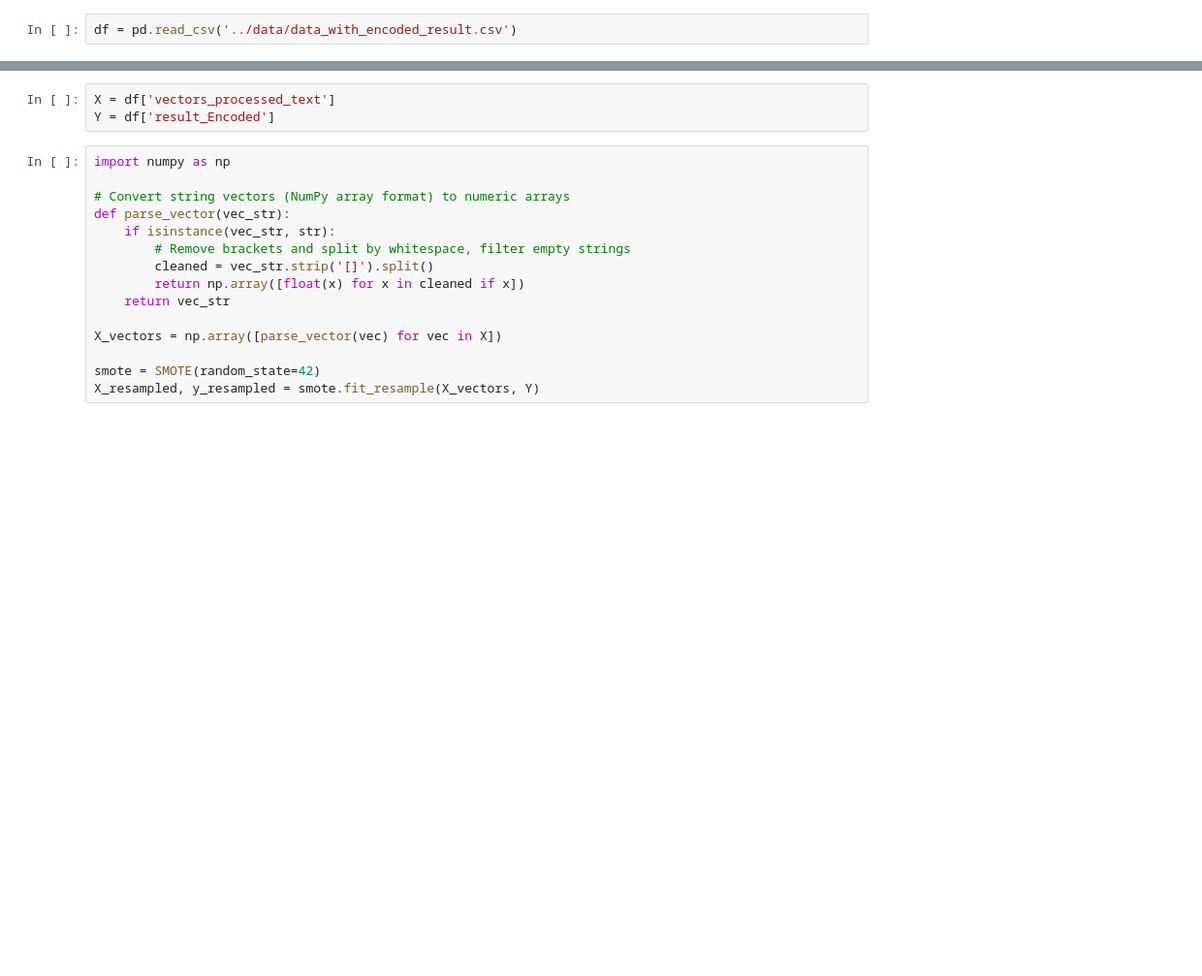
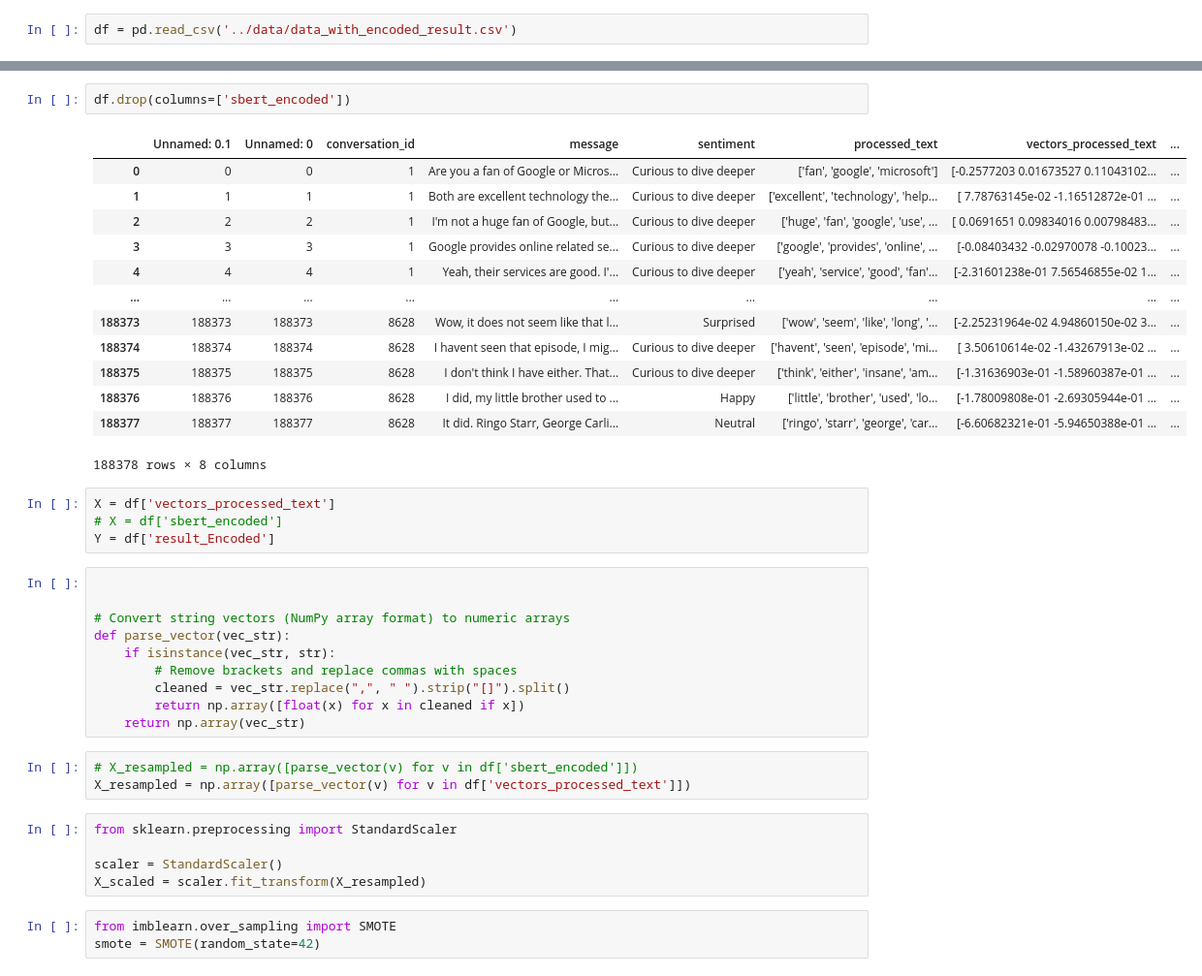
Before and after one commit to Nirbhik01/chatbot-with-intent-classification, a Jupyter notebook: utils/balancing_data.ipynb, the cells around one changed output, grey strips where cells are left out. Shown at 97% size. Drawn from its saved outputs; the diff is of its cells as text; blank space fills up the shorter version.

Commit message:
(intent classification ongoing): trying to change text vectorization model as optimizing classification model was resulting in less accurate results

```diff
--- a/utils/balancing_data.ipynb
+++ b/utils/balancing_data.ipynb
@@ -7,18 +17,41 @@ df = pd.read_csv('../data/data_with_encoded_result.csv')
+# %%
+df.drop(columns=['sbert_encoded'])
+# %% [output]
+|  | Unnamed: 0.1 | Unnamed: 0 | conversation_id | message | sentiment | processed_text | vectors_processed_text | ... |
+| 0 | 0 | 0 | 1 | Are you a fan of Google or Micros... | Curious to dive deeper | ['fan', 'google', 'microsoft'] | [-0.2577203 0.01673527 0.11043102... | ... |
+| 1 | 1 | 1 | 1 | Both are excellent technology the... | Curious to dive deeper | ['excellent', 'technology', 'help... | [ 7.78763145e-02 -1.16512872e-01 ... | ... |
+| 2 | 2 | 2 | 1 | I'm not a huge fan of Google, but... | Curious to dive deeper | ['huge', 'fan', 'google', 'use', ... | [ 0.0691651 0.09834016 0.00798483... | ... |
+| 3 | 3 | 3 | 1 | Google provides online related se... | Curious to dive deeper | ['google', 'provides', 'online', ... | [-0.08403432 -0.02970078 -0.10023... | ... |
+| 4 | 4 | 4 | 1 | Yeah, their services are good. I'... | Curious to dive deeper | ['yeah', 'service', 'good', 'fan'... | [-2.31601238e-01 7.56546855e-02 1... | ... |
+| ... | ... | ... | ... | ... | ... | ... | ... | ... |
+| 188373 | 188373 | 188373 | 8628 | Wow, it does not seem like that l... | Surprised | ['wow', 'seem', 'like', 'long', '... | [-2.25231964e-02 4.94860150e-02 3... | ... |
+| 188374 | 188374 | 188374 | 8628 | I havent seen that episode, I mig... | Curious to dive deeper | ['havent', 'seen', 'episode', 'mi... | [ 3.50610614e-02 -1.43267913e-02 ... | ... |
+| 188375 | 188375 | 188375 | 8628 | I don't think I have either. That... | Curious to dive deeper | ['think', 'either', 'insane', 'am... | [-1.31636903e-01 -1.58960387e-01 ... | ... |
+| 188376 | 188376 | 188376 | 8628 | I did, my little brother used to ... | Happy | ['little', 'brother', 'used', 'lo... | [-1.78009808e-01 -2.69305944e-01 ... | ... |
+| 188377 | 188377 | 188377 | 8628 | It did. Ringo Starr, George Carli... | Neutral | ['ringo', 'starr', 'george', 'car... | [-6.60682321e-01 -5.94650388e-01 ... | ... |
+188378 rows × 8 columns
 # %%
 X = df['vectors_processed_text']
+# X = df['sbert_encoded']
 Y = df['result_Encoded']
 # %%
-import numpy as np
+
 
 # Convert string vectors (NumPy array format) to numeric arrays
 def parse_vector(vec_str):
     if isinstance(vec_str, str):
-        # Remove brackets and split by whitespace, filter empty strings
-        cleaned = vec_str.strip('[]').split()
+        # Remove brackets and replace commas with spaces
+        cleaned = vec_str.replace(",", " ").strip("[]").split()
         return np.array([float(x) for x in cleaned if x])
-    return vec_str
-
-X_vectors = np.array([parse_vector(vec) for vec in X])
-
-smote = SMOTE(random_state=42)
-X_resampled, y_resampled = smote.fit_resample(X_vectors, Y)
+    return np.array(vec_str)
+# %%
+# X_resampled = np.array([parse_vector(v) for v in df['sbert_encoded']])
+X_resampled = np.array([parse_vector(v) for v in df['vectors_processed_text']])
+# %%
+from sklearn.preprocessing import StandardScaler
+
+scaler = StandardScaler()
+X_scaled = scaler.fit_transform(X_resampled)
+# %%
+from imblearn.over_sampling import SMOTE
+smote = SMOTE(random_state=42)
```
Also changed, not shown: parts of 10 cells of this notebook, 6 other files.
